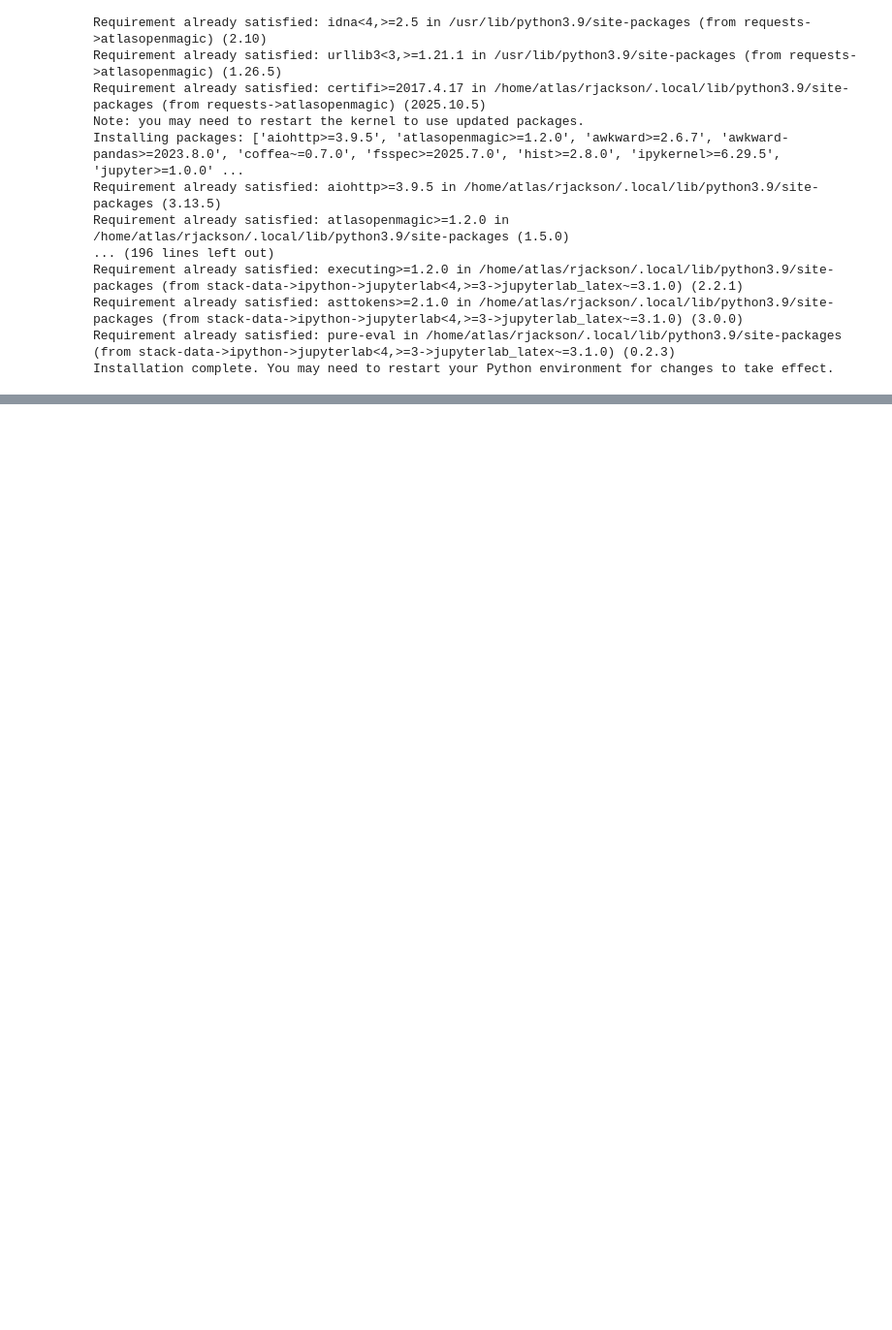
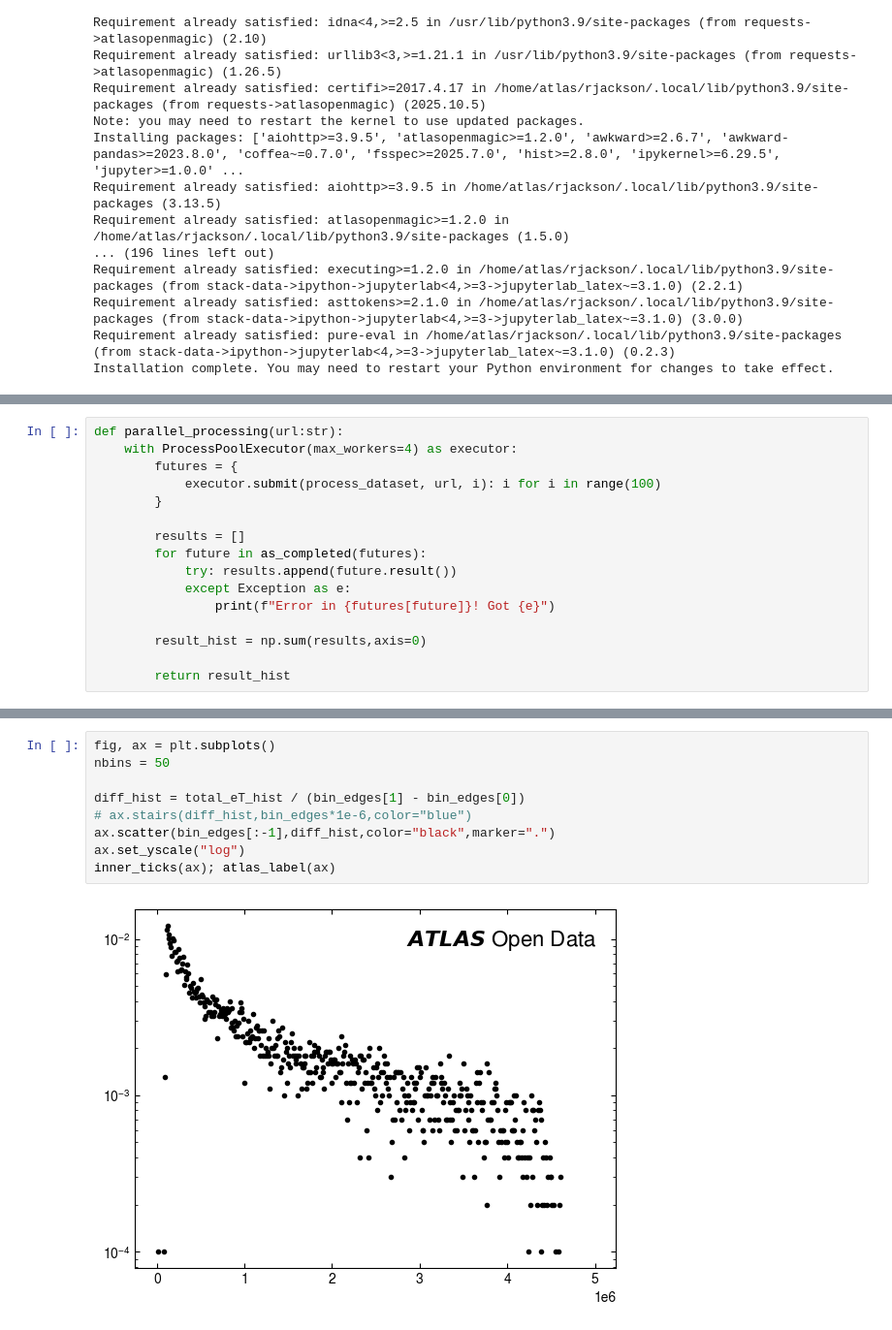
Before and after one commit to rjackson-lancs/notebooks-collection-opendata, a Jupyter notebook: for-research/heavy-ion-hard-probes/centrality.ipynb, the cells around one changed output, grey strips where cells are left out. Shown at 97% size. Drawn from its saved outputs; the diff is of its cells as text; blank space fills up the shorter version.

```diff
--- a/for-research/heavy-ion-hard-probes/centrality.ipynb
+++ b/for-research/heavy-ion-hard-probes/centrality.ipynb
@@ -51,0 +118,16 @@ Active release: 2024r-hi. (Datasets path: REMOTE)
+# %%
+def parallel_processing(url:str):
+    with ProcessPoolExecutor(max_workers=4) as executor:
+        futures = {
+            executor.submit(process_dataset, url, i): i for i in range(100)
+        }
+
+        results = []
+        for future in as_completed(futures):
+            try: results.append(future.result())
+            except Exception as e:
+                print(f"Error in {futures[future]}! Got {e}")
+
+        result_hist = np.sum(results,axis=0)
+
+        return result_hist
@@ -52 +353,12 @@ Active release: 2024r-hi. (Datasets path: REMOTE)
+# %%
+fig, ax = plt.subplots()
+nbins = 50
+
+diff_hist = total_eT_hist / (bin_edges[1] - bin_edges[0])
+# ax.stairs(diff_hist,bin_edges*1e-6,color="blue")
+ax.scatter(bin_edges[:-1],diff_hist,color="black",marker=".")
+ax.set_yscale("log")
+inner_ticks(ax); atlas_label(ax)
+# %% [output]
+[figure, added]
 # %%
```
Also changed, not shown: parts of 11 cells of this notebook.
